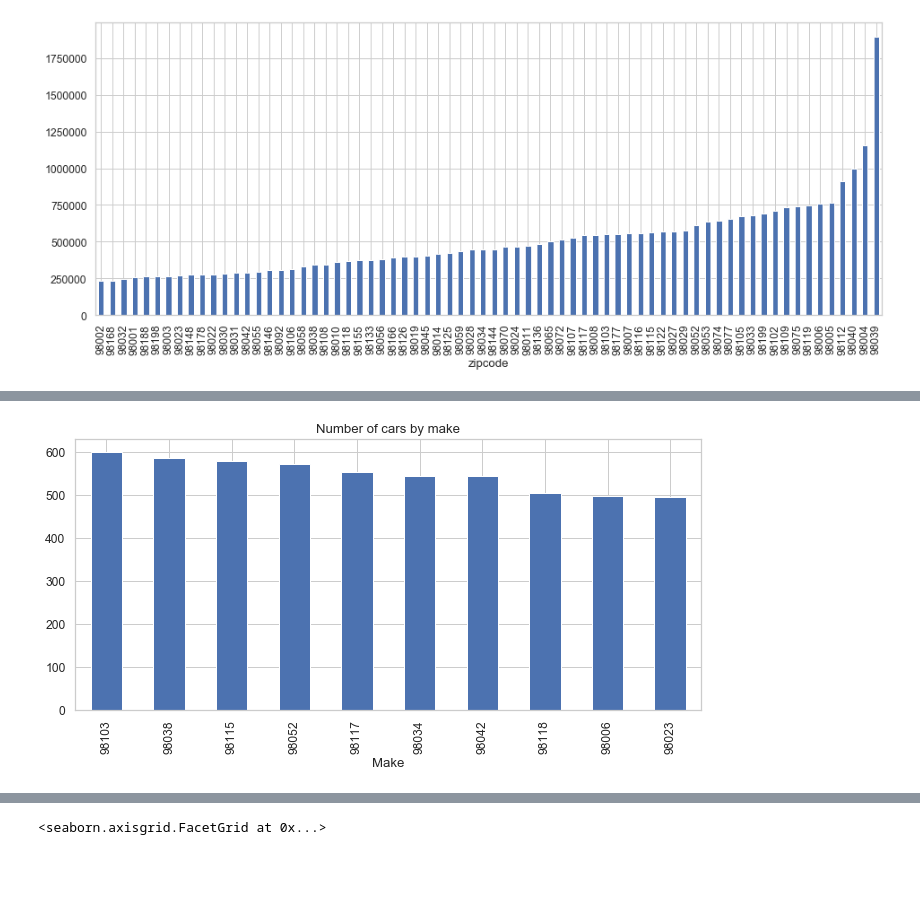
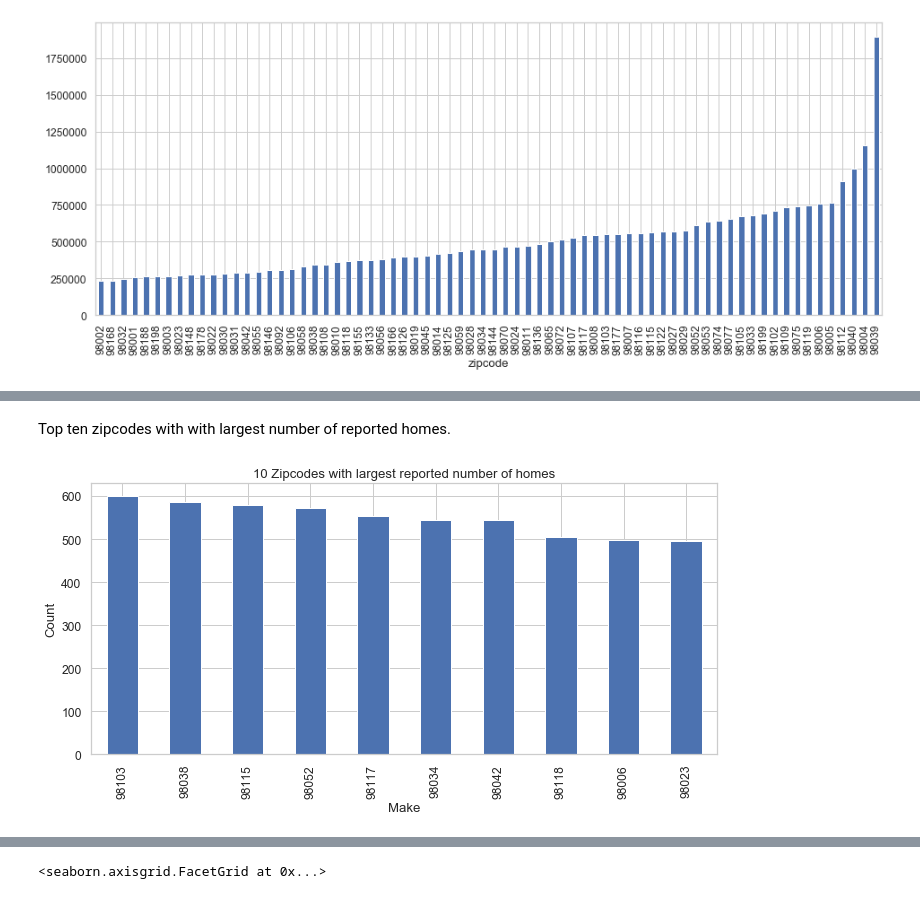
Before and after one commit to torresdavr/dsc-v2-mod1-final-project-online-ds-pt-100719, a Jupyter notebook: student.ipynb, the cells around one changed output, grey strips where cells are left out. Cells and saved outputs as stored; diff of their text form; code cells hidden in the pictures; blank space fills up the shorter version.

```diff
--- a/student.ipynb
+++ b/student.ipynb
@@ -1848,8 +1932,10 @@ df_vis['zipcode'].value_counts().head(10).plot.bar()
+# %% [markdown]
+Top ten zipcodes with with largest number of reported homes.
 # %%
-# Plotting a Histogram
 df_vis.zipcode.value_counts().nlargest(10).plot(kind='bar', figsize=(10,5))
-plt.title('Number of cars by make')
+plt.title('10 Zipcodes with largest reported number of homes')
 #plt.ylabel('Number of cars’)
-plt.xlabel('Make');
+plt.xlabel('Make')
+plt.ylabel('Count');
 # %% [output]
-[figure, old version]
+[figure, new version]
```
Also changed, not shown: parts of 30 cells of this notebook.
